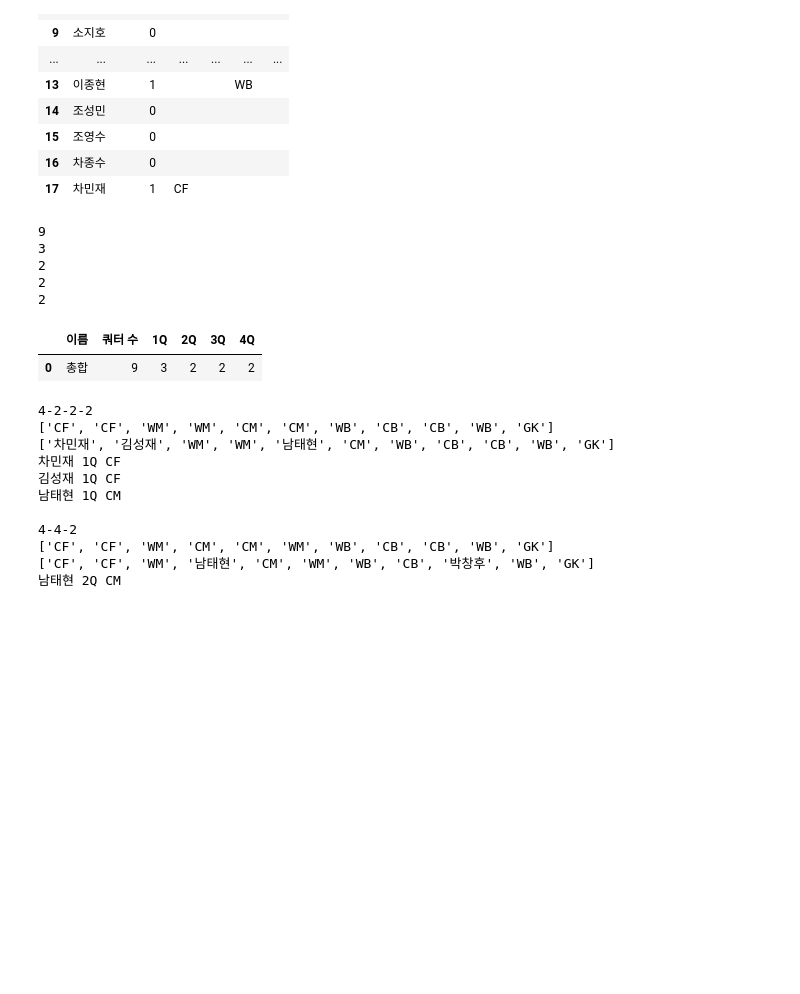
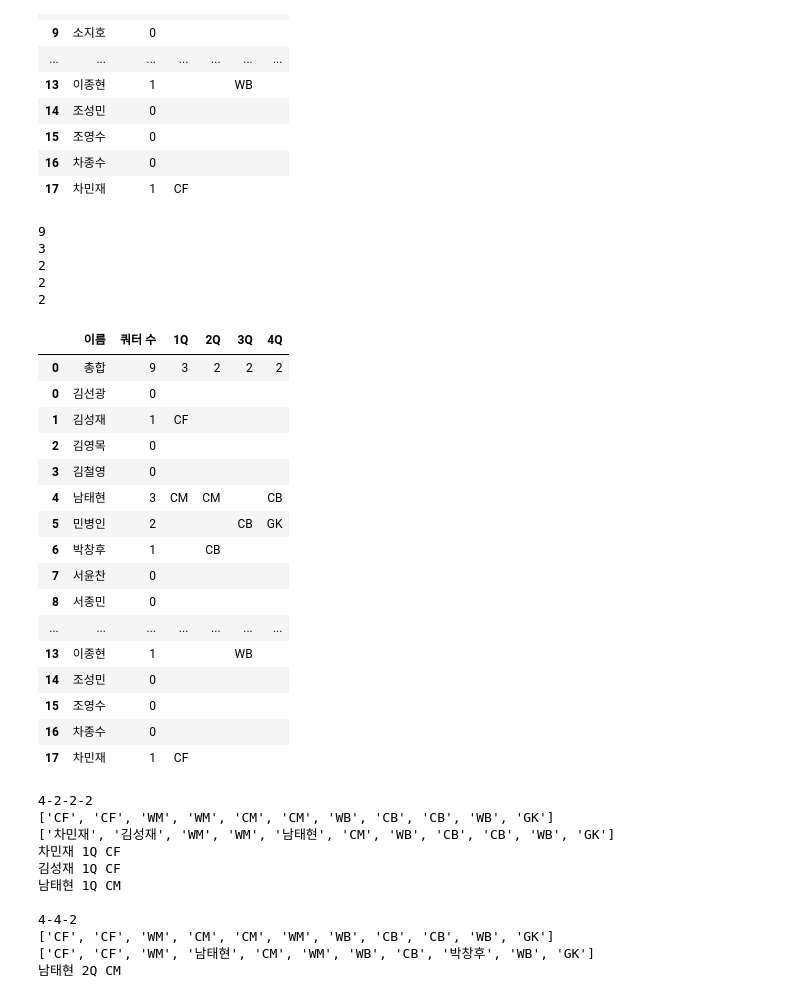
Before and after one commit to nammtaeehyeonn/South, a Jupyter notebook: 0330/test.ipynb, the cells around one changed output. Saved outputs shown, nothing was run; the diff lists cells and outputs as text; code cells hidden in the pictures; blank space fills up the shorter version.

```diff
--- a/0330/test.ipynb
+++ b/0330/test.ipynb
@@ -200,26 +200,41 @@ a
 # %%
 print(a['쿼터 수'].sum())
 print((a['1Q'] != "").sum())
 print((a['2Q'] != "").sum())
 print((a['3Q'] != "").sum())
 print((a['4Q'] != "").sum())
 
 t_quarter = a['쿼터 수'].sum()
 t_1q = (a['1Q'] != "").sum()
 t_2q = (a['2Q'] != "").sum()
 t_3q = (a['3Q'] != "").sum()
 t_4q = (a['4Q'] != "").sum()
 
 total_df = pd.DataFrame([["총합",t_quarter, t_1q, t_2q, t_3q, t_4q]], columns=["이름", "쿼터 수", "1Q", "2Q", "3Q", "4Q"])
-total_df
+pd.concat([total_df, a])
 # %% [output]
 9
 3
 2
 2
 2
 |  | 이름 | 쿼터 수 | 1Q | 2Q | 3Q | 4Q |
 | 0 | 총합 | 9 | 3 | 2 | 2 | 2 |
+| 0 | 김선광 | 0 |  |  |  |  |
+| 1 | 김성재 | 1 | CF |  |  |  |
+| 2 | 김영목 | 0 |  |  |  |  |
+| 3 | 김철영 | 0 |  |  |  |  |
+| 4 | 남태현 | 3 | CM | CM |  | CB |
+| 5 | 민병인 | 2 |  |  | CB | GK |
+| 6 | 박창후 | 1 |  | CB |  |  |
+| 7 | 서윤찬 | 0 |  |  |  |  |
+| 8 | 서종민 | 0 |  |  |  |  |
+| ... | ... | ... | ... | ... | ... | ... |
+| 13 | 이종현 | 1 |  |  | WB |  |
+| 14 | 조성민 | 0 |  |  |  |  |
+| 15 | 조영수 | 0 |  |  |  |  |
+| 16 | 차종수 | 0 |  |  |  |  |
+| 17 | 차민재 | 1 | CF |  |  |  |
 # %%
 for qdx, quarter in enumerate(f_dict['formation']):
     print(f_dict['formation'][quarter])
```
Also changed, not shown: 1 other file.
